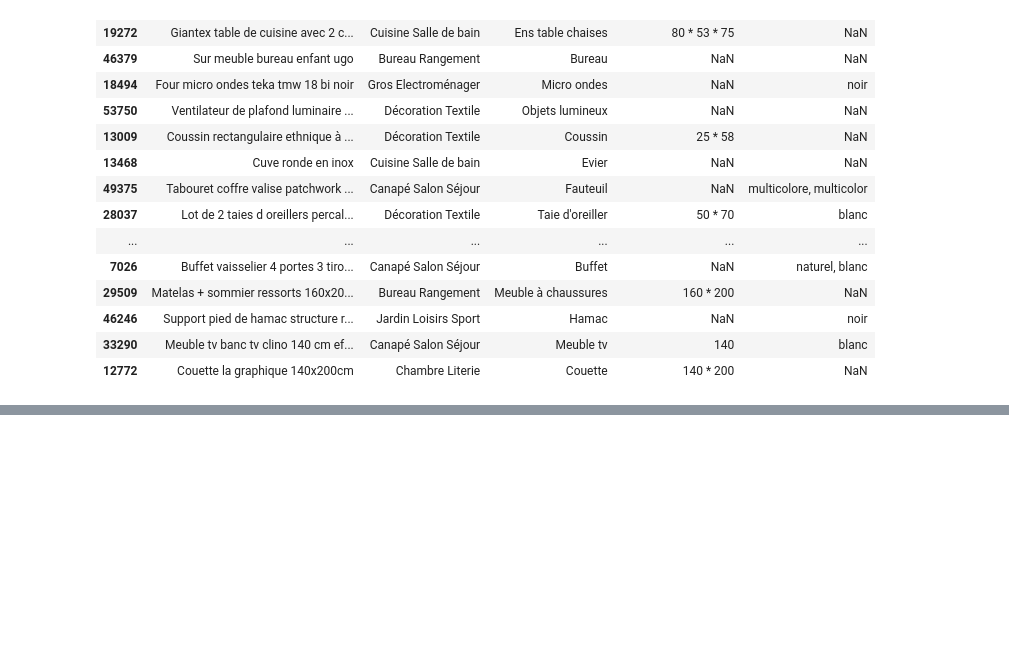
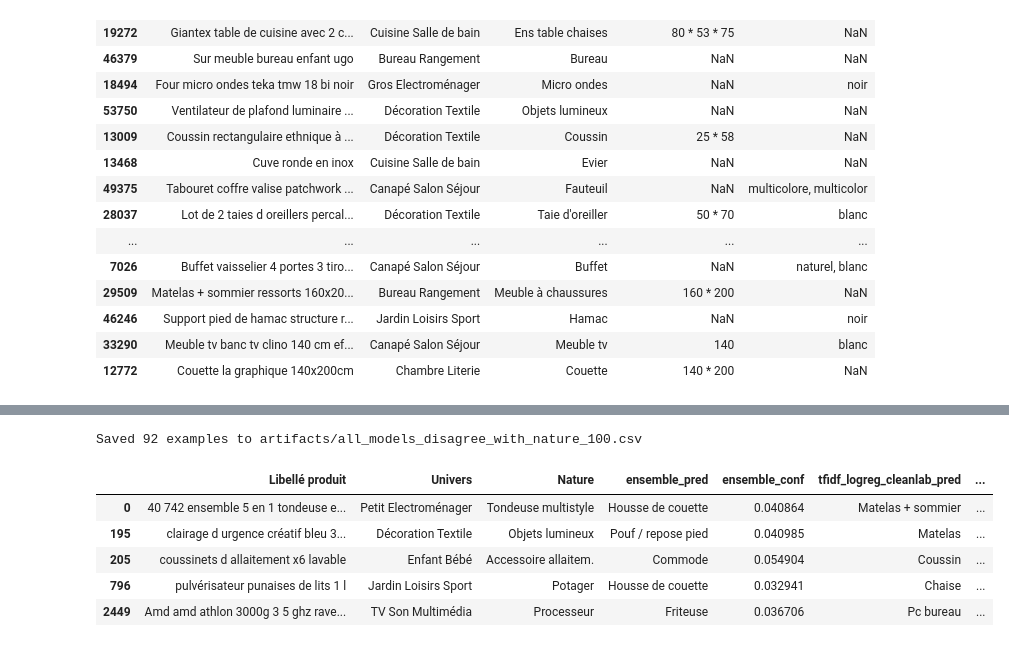
Before and after one commit to ValentinPy1/E-Commerce-Product-Error-Detection, a Jupyter notebook: test_analysis.ipynb, the cells around one changed output, grey strips where cells are left out. Drawn from its saved outputs; the diff is of its cells as text; code cells hidden in the pictures; blank space fills up the shorter version.

```diff
--- a/test_analysis.ipynb
+++ b/test_analysis.ipynb
@@ -439,0 +915,72 @@ df.sample(100)
+# %%
+# Find 100 examples where all models disagree with each other and with Nature
+import os
+import numpy as np
+import pandas as pd
+
+preds_path = 'artifacts/ensemble_predictions.csv'
+assert os.path.exists(preds_path), f"Predictions file not found at {preds_path}"
+
+df = pd.read_csv(preds_path)
+if 'Nature' not in df.columns:
+    raise ValueError("'Nature' ground-truth column not found in predictions file.")
+
+# Collect model prediction columns (include ensemble if present)
+pred_cols = [c for c in df.columns if c.endswith('_pred')]
+model_names = sorted({c[:-5] for c in pred_cols})
+
+nature = df['Nature'].astype(str)
+
+# Build mask per-row: all model predictions present are pairwise-different and none equals Nature
+def row_disagree_all(idx):
+    vals = []
+    for m in model_names:
+        col = f'{m}_pred'
+        if col in df.columns:
+            v = df.at[idx, col]
+            if pd.notna(v):
+                vals.append(str(v))
+    # require at least 2 predictions to avoid trivial rows
+    if len(vals) < 2:
+        return False
+    # all different
+    if len(set(vals)) != len(vals):
+        return False
+    # none equals Nature
+    if any(v == nature.iat[idx] for v in vals):
+        return False
+    return True
+
+mask = pd.Series([row_disagree_all(i) for i in range(len(df))], index=df.index)
+
+# Select up to 100 rows
+candidates = df[mask]
+sel = candidates.head(100)
+
+# Choose columns to save: label, Nature, per-model preds/conf if present
+cols = []
+if 'Libellé produit' in df.columns:
+    cols.append('Libellé produit')
+cols.append('Nature')
+for m in model_names:
+    pcol = f'{m}_pred'
+    ccol = f'{m}_conf'
+    if pcol in df.columns:
+        cols.append(pcol)
+    if ccol in df.columns:
+        cols.append(ccol)
+
+out_dir = 'artifacts'
+os.makedirs(out_dir, exist_ok=True)
+out_path = os.path.join(out_dir, 'all_models_disagree_with_nature_100.csv')
+sel.to_csv(out_path, index=False, columns=cols)
+print(f'Saved {len(sel)} examples to {out_path}')
+sel.head(5)
+# %% [output]
+Saved 92 examples to artifacts/all_models_disagree_with_nature_100.csv
+|  | Libellé produit | Univers | Nature | ensemble_pred | ensemble_conf | tfidf_logreg_cleanlab_pred | ... |
+| 0 | 40 742 ensemble 5 en 1 tondeuse e... | Petit Electroménager | Tondeuse multistyle | Housse de couette | 0.040864 | Matelas + sommier | ... |
+| 195 | clairage d urgence créatif bleu 3... | Décoration Textile | Objets lumineux | Pouf / repose pied | 0.040985 | Matelas | ... |
+| 205 | coussinets d allaitement x6 lavable | Enfant Bébé | Accessoire allaitem. | Commode | 0.054904 | Coussin | ... |
+| 796 | pulvérisateur punaises de lits 1 l | Jardin Loisirs Sport | Potager | Housse de couette | 0.032941 | Chaise | ... |
+| 2449 | Amd amd athlon 3000g 3 5 ghz rave... | TV Son Multimédia | Processeur | Friteuse | 0.036706 | Pc bureau | ... |
```
Also changed, not shown: parts of 6 cells of this notebook, 22 other files.
